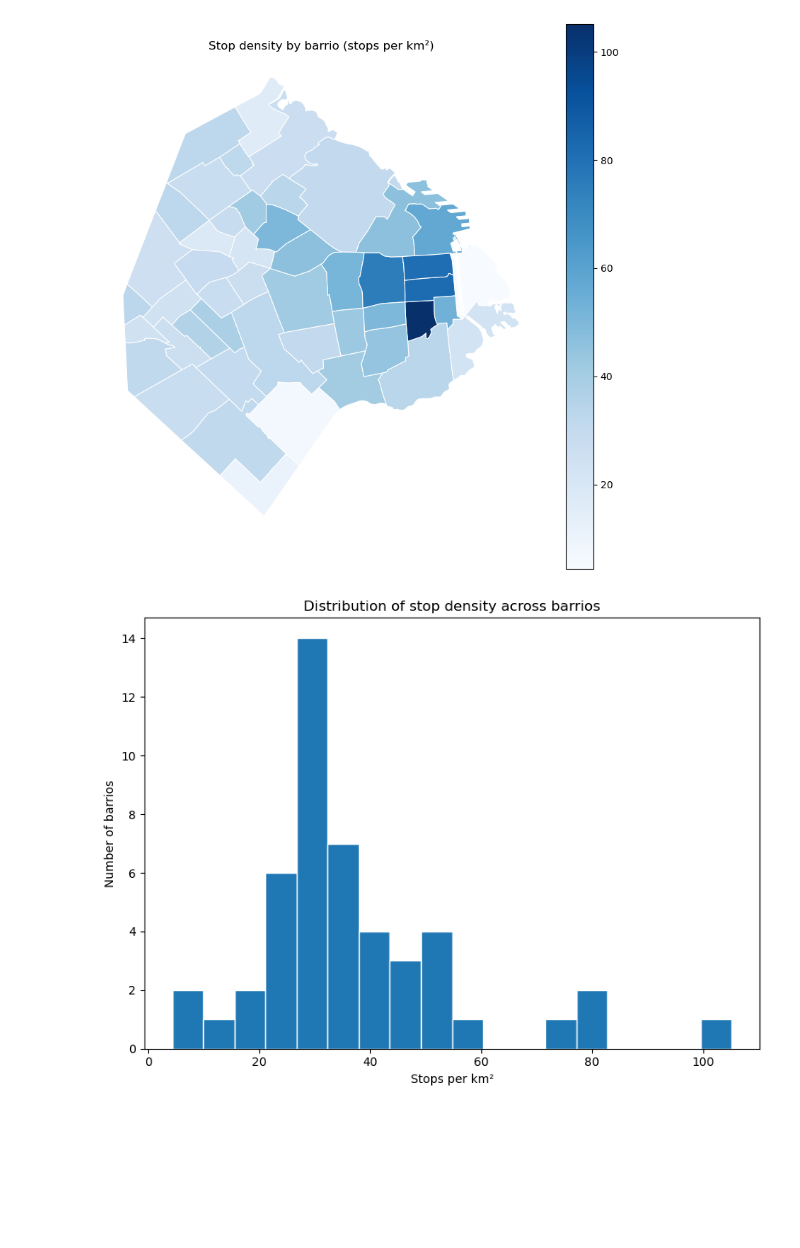
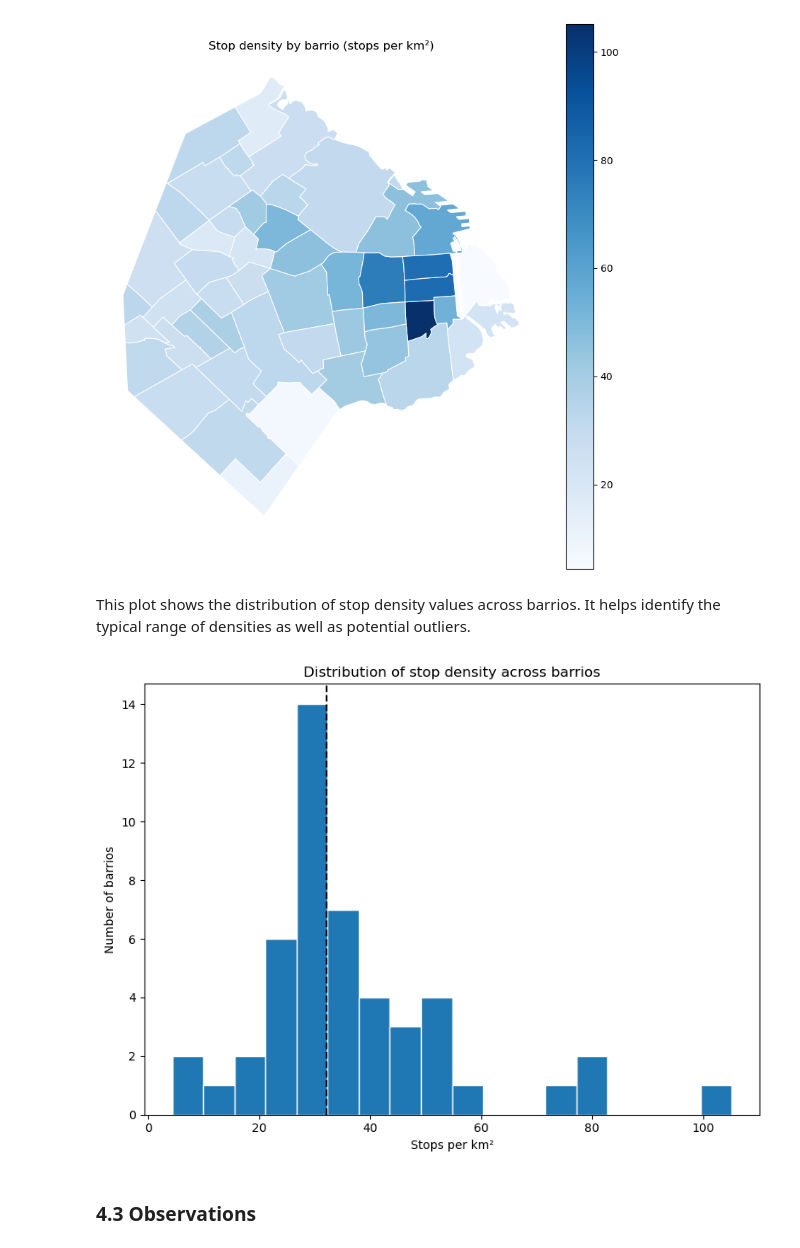
Before and after one commit to FacundoBerthet/caba-public-transport-analysis, a Jupyter notebook: notebooks/02_EDA_bus_stops.ipynb, the cells around one changed output. Drawn from its saved outputs; the diff is of its cells as text; code cells hidden in the pictures; blank space fills up the shorter version.

Commit message:
density done

```diff
--- a/notebooks/02_EDA_bus_stops.ipynb
+++ b/notebooks/02_EDA_bus_stops.ipynb
@@ -539,13 +549,18 @@ ax.set_axis_off()
 plt.tight_layout()
 # %% [output]
 [figure]
+# %% [markdown]
+This plot shows the distribution of stop density values across barrios. It helps identify the typical range of densities as well as potential outliers.
 # %%
 fig, ax = plt.subplots(figsize=(8,6))
 
 plt.hist(barrios["stops_per_km2"], bins=18, edgecolor="white")
 plt.title("Distribution of stop density across barrios")
+plt.axvline(barrios["stops_per_km2"].median(), linestyle="--", color="Black")
 plt.xlabel("Stops per km²")
 plt.ylabel("Number of barrios")
 plt.tight_layout()
 # %% [output]
-[figure, old version]
+[figure, new version]
+# %% [markdown]
+### 4.3 Observations
```
Also changed, not shown: parts of 22 cells of this notebook.
